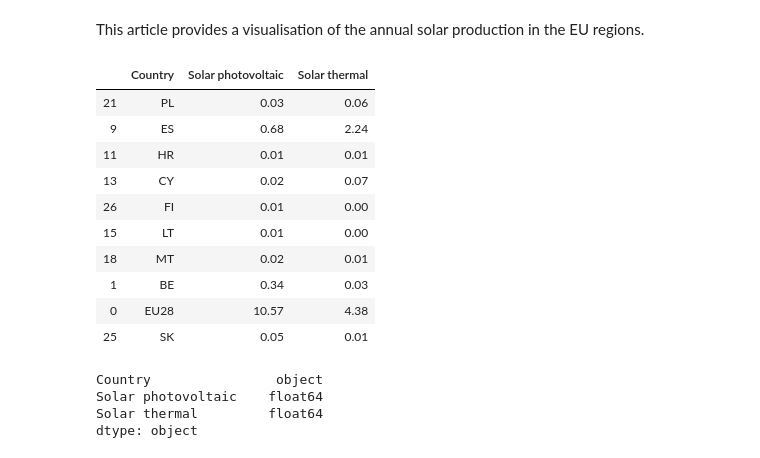
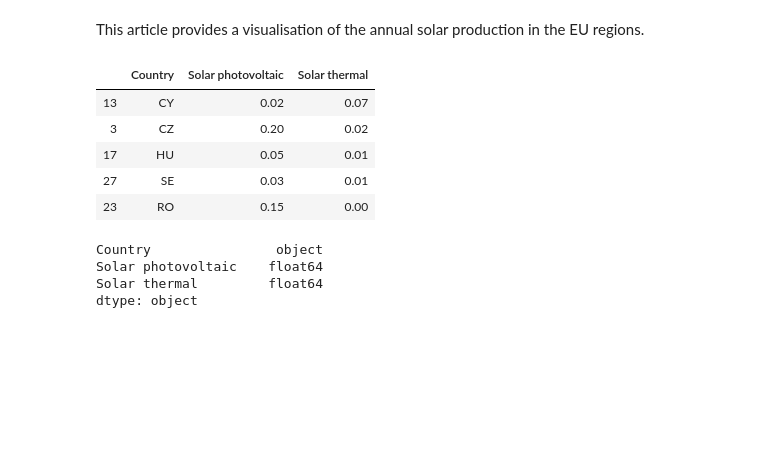
Before and after one commit to nlygar/renewable-energy-eu-statistics, a Jupyter notebook: renewable-energy-eu-statistics.ipynb, the cells around one changed output. Cells and saved outputs as stored; diff of their text form; code cells hidden in the pictures; blank space fills up the shorter version.

```diff
--- a/renewable-energy-eu-statistics.ipynb
+++ b/renewable-energy-eu-statistics.ipynb
@@ -498,7 +498,7 @@ startsheet = 2
 year = 2018
 yearindex = year-1990+3
 for i in range(numbersheets):
-    df1 = pd.read_excel('data/countrydatasheets_march_2020.xlsx', sheet_name=i+startsheet)
+    df1 = pd.read_excel('data/countrydatasheets_march_2020.xlsx', sheet_name=i+startsheet,skipfooter=220)
     df_results.iloc[i,0]=df1.iloc[4,3]
     df_results.iloc[i,1]= (df1.iloc[266,yearindex]/df1.iloc[257,yearindex]*100) # Renewables Total
     df_results.iloc[i,2]= (df1.iloc[268,yearindex]/df1.iloc[257,yearindex]*100) #Wind
@@ -565,7 +565,7 @@ startsheet = 3
 year = 2018
 yearindex = year-1990+3
 for i in range(numbersheets):
-    df2 = pd.read_excel('data/countrydatasheets_march_2020.xlsx', sheet_name=i+startsheet)
+    df2 = pd.read_excel('data/countrydatasheets_march_2020.xlsx', sheet_name=i+startsheet,skipfooter=220)
     df_results2.iloc[i,0]=df2.iloc[4,3]
     df_results2.iloc[i,1]= df2.iloc[283,yearindex] # Renewables Total
     df_results2.iloc[i,2]= df2.iloc[287,yearindex]  #Wind
@@ -659,7 +660,7 @@ for el in sheetnames:
 
 #df_results4
 for i in range(numbersheets):
-    df4 = pd.read_excel('data/countrydatasheets_march_2020.xlsx', sheet_name=i+startsheet)
+    df4 = pd.read_excel('data/countrydatasheets_march_2020.xlsx', sheet_name=i+startsheet,skipfooter=220)
     name = df4.iloc[4,3]
     if name in sheetnames:
         #j=0
@@ -670,6 +671,3 @@ for i in range(numbersheets):
 
 for j, year in enumerate(range(1990,2019)):
     df_results4.loc[j,'Year']= year
-
-
-df_results4.head(5)
@@ -739,24 +720,19 @@ startsheet = 2
 year = 2018
 yearindex = year-1990+3
 for i in range(numbersheets):
-    data= pd.read_excel('data/countrydatasheets_march_2020.xlsx', sheet_name=i+startsheet)
+    data= pd.read_excel('data/countrydatasheets_march_2020.xlsx', sheet_name=i+startsheet,skipfooter=220)
     solar_results.iloc[i,0]=data.iloc[4,3]   # coutry name
     solar_results.iloc[i,1]= data.iloc[23,yearindex]
     solar_results.iloc[i,2]= data.iloc[24,yearindex]
 # %%
-solar_results.sample(10)
+solar_results.sample(5)
 # %% [output]
 |  | Country | Solar photovoltaic | Solar thermal |
-| 21 | PL | 0.03 | 0.06 |
-| 9 | ES | 0.68 | 2.24 |
-| 11 | HR | 0.01 | 0.01 |
 | 13 | CY | 0.02 | 0.07 |
-| 26 | FI | 0.01 | 0.00 |
-| 15 | LT | 0.01 | 0.00 |
-| 18 | MT | 0.02 | 0.01 |
-| 1 | BE | 0.34 | 0.03 |
-| 0 | EU28 | 10.57 | 4.38 |
-| 25 | SK | 0.05 | 0.01 |
+| 3 | CZ | 0.20 | 0.02 |
+| 17 | HU | 0.05 | 0.01 |
+| 27 | SE | 0.03 | 0.01 |
+| 23 | RO | 0.15 | 0.00 |
 # %%
 solar_results.dtypes
 # %% [output]
```
Also changed, not shown: parts of 14 cells of this notebook.
